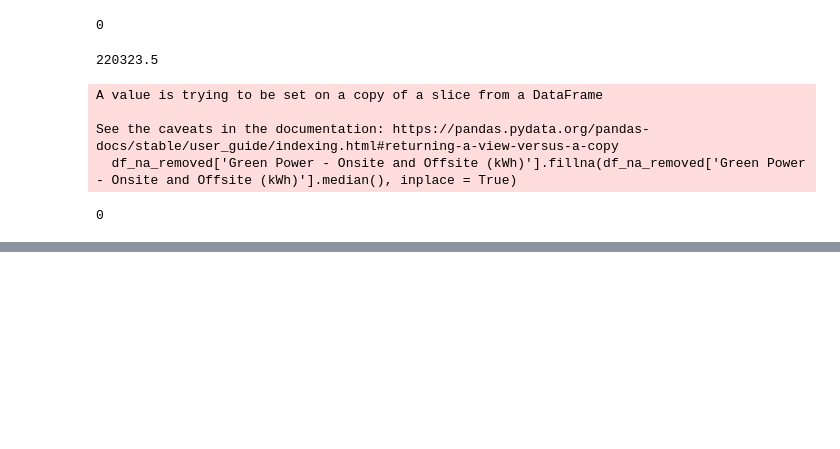
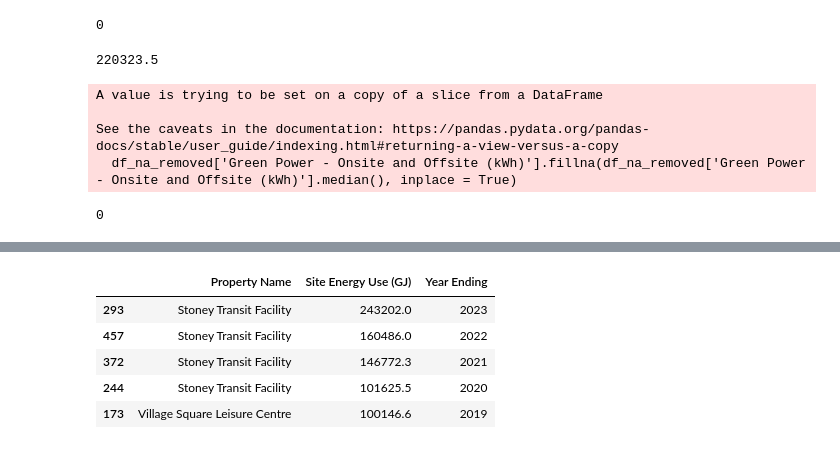
Before and after one commit to RaoDeepikaG/Building-Energy-Benchmarking, a Jupyter notebook: hw4.ipynb, the cells around one changed output, grey strips where cells are left out. Saved outputs shown, nothing was run; the diff lists cells and outputs as text; code cells hidden in the pictures; blank space fills up the shorter version.

```diff
--- a/hw4.ipynb
+++ b/hw4.ipynb
@@ -318,0 +440,2 @@ df_na_removed['Green Power - Onsite and Offsite (kWh)'].isna().sum()
+# %%
+df_na_removed['Total GHG Emissions (Metric Tons CO2e)'] = df_na_removed['Total GHG Emissions (Metric Tons CO2e)'].str.replace(',','').astype(float)
@@ -318,0 +462,2 @@ df_na_removed['Green Power - Onsite and Offsite (kWh)'].isna().sum()
+# %%
+df_na_removed['Site Energy Use (GJ)'] = df_na_removed['Site Energy Use (GJ)'].str.replace(',','').astype(float)
@@ -318,0 +470,9 @@ df_na_removed['Green Power - Onsite and Offsite (kWh)'].isna().sum()
+# %%
+df_na_removed.nlargest(5, 'Site Energy Use (GJ)')[['Property Name', 'Site Energy Use (GJ)', 'Year Ending']]
+# %% [output]
+|  | Property Name | Site Energy Use (GJ) | Year Ending |
+| 293 | Stoney Transit Facility | 243202.0 | 2023 |
+| 457 | Stoney Transit Facility | 160486.0 | 2022 |
+| 372 | Stoney Transit Facility | 146772.3 | 2021 |
+| 244 | Stoney Transit Facility | 101625.5 | 2020 |
+| 173 | Village Square Leisure Centre | 100146.6 | 2019 |
```
Also changed, not shown: parts of 16 cells of this notebook.
